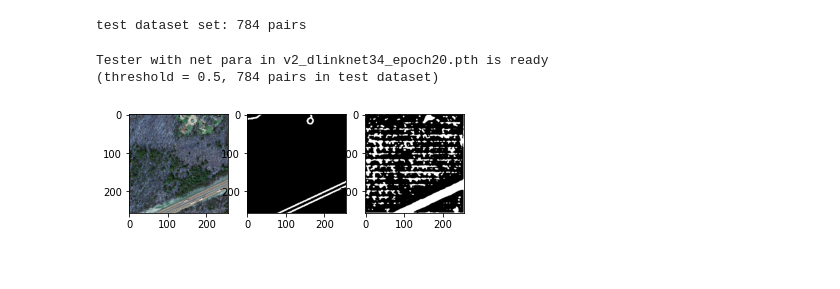
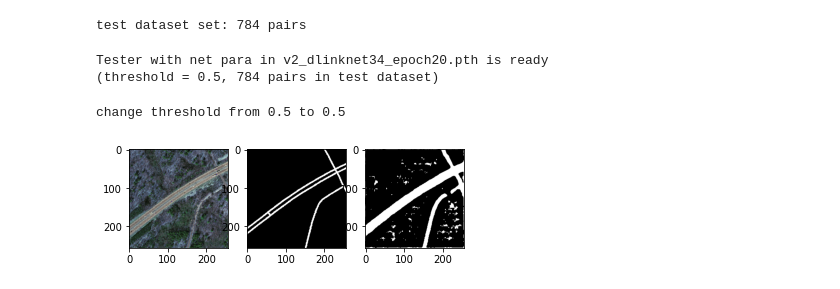
Before and after one commit to Ryanna-github/road-extraction, a Jupyter notebook: 2021-03-10_improve_results.ipynb, the cells around one changed output. Saved outputs shown, nothing was run; the diff lists cells and outputs as text; code cells hidden in the pictures.

```diff
--- a/2021-03-10_improve_results.ipynb
+++ b/2021-03-10_improve_results.ipynb
@@ -35,7 +36,8 @@ Tester with net para in v2_dlinknet34_epoch20.pth is ready
 # %%
 img, lbl = next(iter(tt.test_dataset))
 # %%
-tt.set
-tt.test_idx(1)
+tt.set_threshold(0.5)
+tt.test_idx(4)
 # %% [output]
+change threshold from 0.5 to 0.5
-[figure, old version]
+[figure, new version]
```
Also changed, not shown: parts of 14 cells of this notebook, 5 other files.
